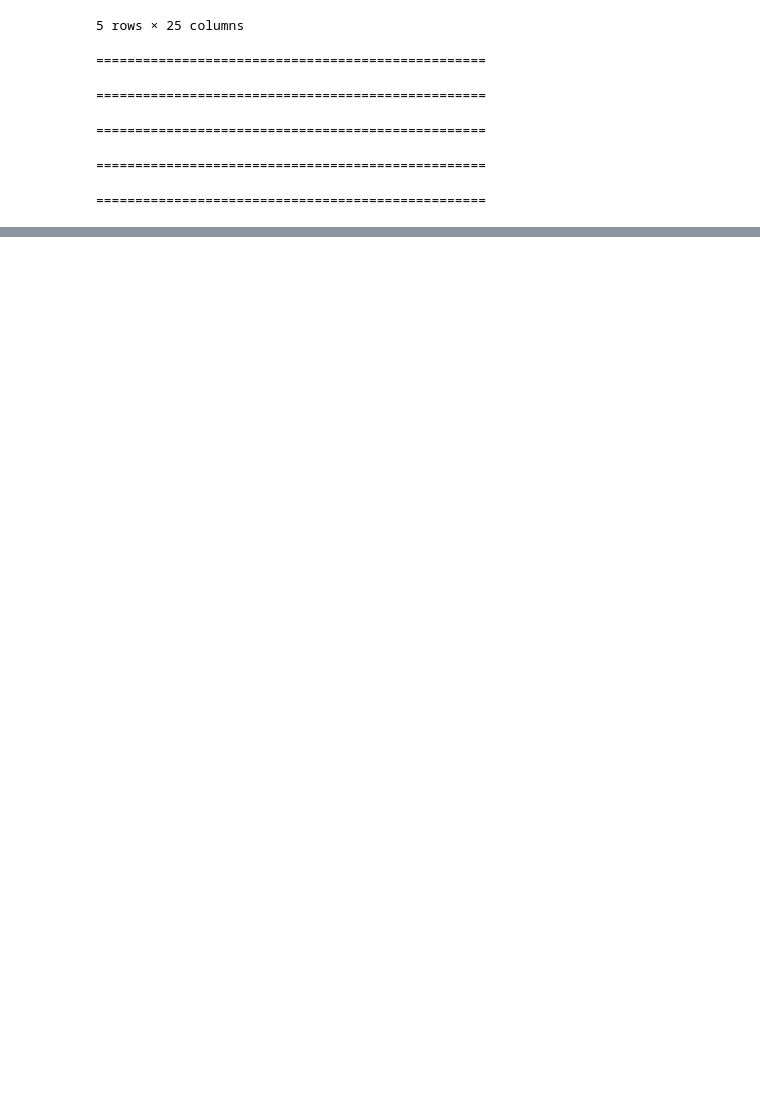
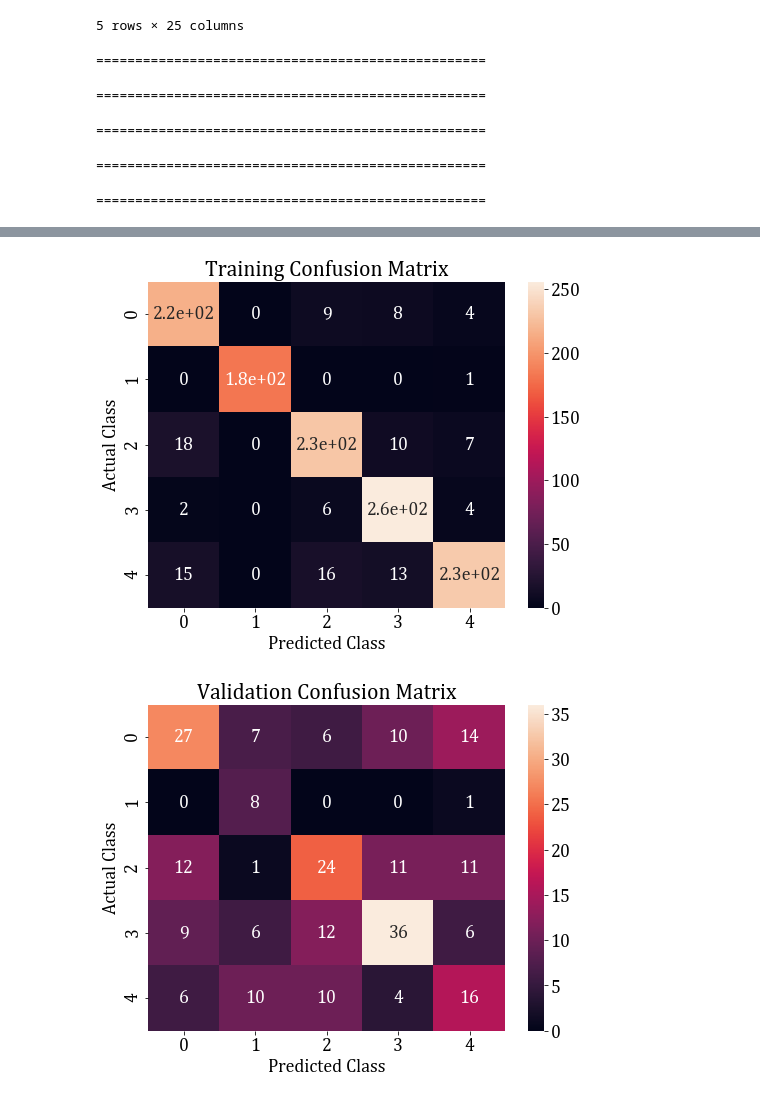
Before and after one commit to sowmyamanojna/CS5691-PRML-Assignments, a Jupyter notebook: assignment2/codes/2a-full-covariance.ipynb, the cells around one changed output, grey strips where cells are left out. Saved outputs shown, nothing was run; the diff lists cells and outputs as text; code cells hidden in the pictures; blank space fills up the shorter version.

Commit message:
Added code for best model, confusion matrix 2A full covariance

```diff
--- a/assignment2/codes/2a-full-covariance.ipynb
+++ b/assignment2/codes/2a-full-covariance.ipynb
@@ -115,0 +133,65 @@ plt.show()
+# %%
+import seaborn as sns
+from sklearn.metrics import confusion_matrix
+
+best_model = np.argmax(acc["Sum"])
+
+gmm0 = gmm_list[0][best_model]
+gmm1 = gmm_list[1][best_model]
+gmm2 = gmm_list[2][best_model]
+gmm3 = gmm_list[3][best_model]
+gmm4 = gmm_list[4][best_model]
+
+# Training
+a = gmm0.indv_log_likelihood(X)
+b = gmm1.indv_log_likelihood(X)
+c = gmm2.indv_log_likelihood(X)
+d = gmm3.indv_log_likelihood(X)
+e = gmm4.indv_log_likelihood(X)
+
+f = np.hstack((a, b, c, d, e))
+pred = np.argmax(f, axis=1)
+conf_mat = confusion_matrix(pred, df["class"])
+plt.figure()
+sns.heatmap(conf_mat, annot=True)
+plt.title("Training Confusion Matrix")
+plt.xlabel("Predicted Class")
+plt.ylabel("Actual Class")
+plt.show()
+
+# CV
+a = gmm0.indv_log_likelihood(X_cv)
+b = gmm1.indv_log_likelihood(X_cv)
+c = gmm2.indv_log_likelihood(X_cv)
+d = gmm3.indv_log_likelihood(X_cv)
+e = gmm4.indv_log_likelihood(X_cv)
+
+f = np.hstack((a, b, c, d, e))
+pred = np.argmax(f, axis=1)
+conf_mat = confusion_matrix(pred, df_cv["class"])
+plt.figure()
+sns.heatmap(conf_mat, annot=True)
+plt.title("Validation Confusion Matrix")
+plt.xlabel("Predicted Class")
+plt.ylabel("Actual Class")
+plt.show()
+
+# Testing
+a_test = gmm0.indv_log_likelihood(X_test)
+b_test = gmm1.indv_log_likelihood(X_test)
+c_test = gmm2.indv_log_likelihood(X_test)
+d_test = gmm3.indv_log_likelihood(X_test)
+e_test = gmm4.indv_log_likelihood(X_test)
+
+f_test = np.hstack((a_test, b_test, c_test, d_test, e_test))
+pred_test = np.argmax(f_test, axis=1)
+conf_mat = confusion_matrix(pred_test, df_test["class"])
+plt.figure()
+sns.heatmap(conf_mat, annot=True)
+plt.title("Testing Confusion Matrix")
+plt.xlabel("Predicted Class")
+plt.ylabel("Actual Class")
+plt.show()
+# %% [output]
+[figure, added]
+[figure, added]
```
Also changed, not shown: parts of 3 cells of this notebook.
